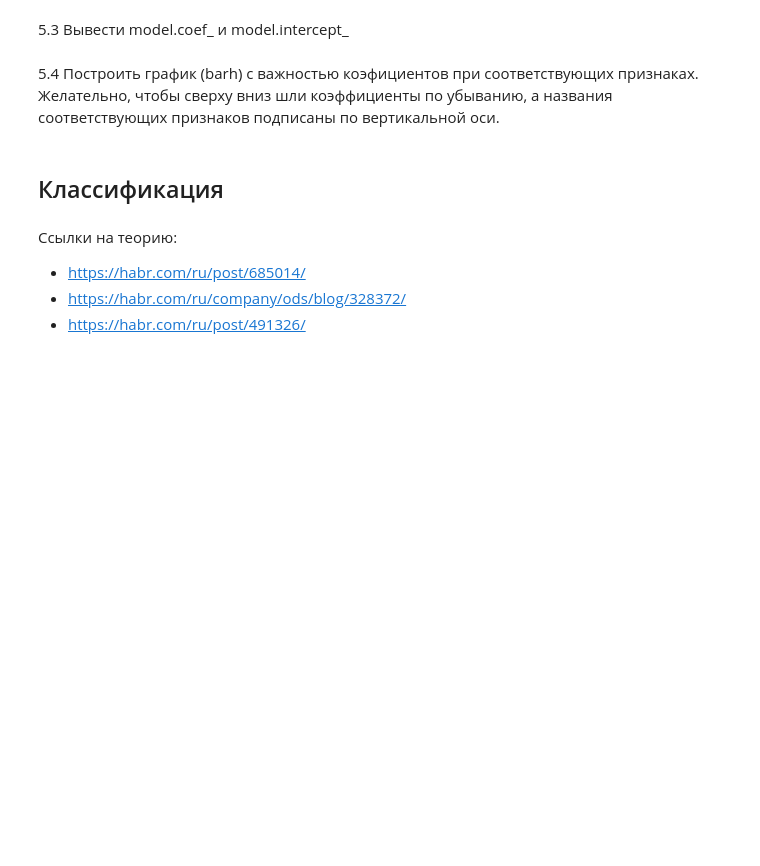
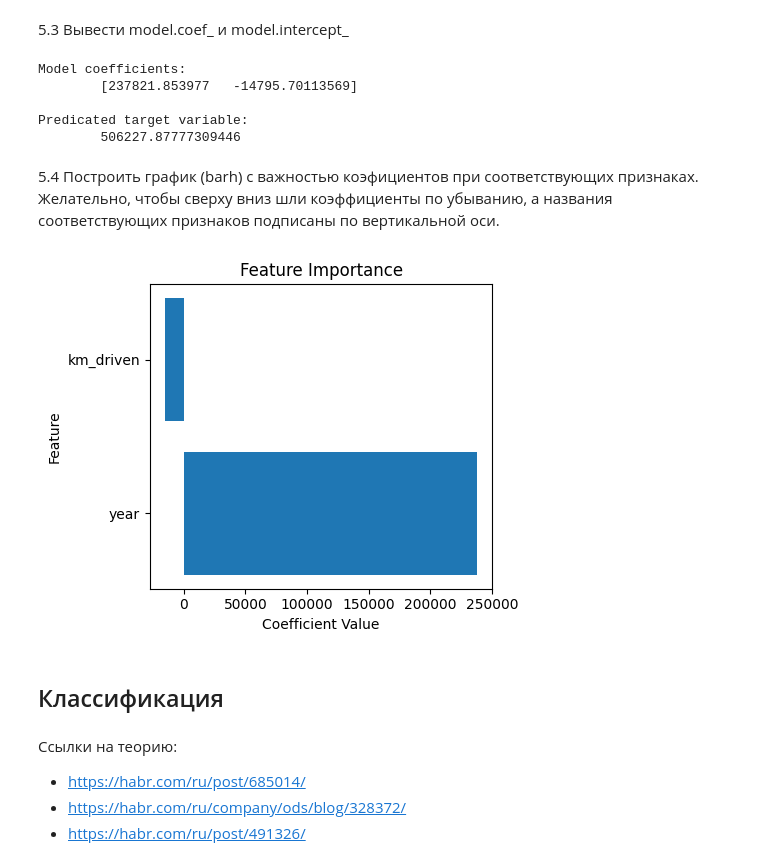
Before and after one commit to ArtyomStebenev/IOT-NN, a Jupyter notebook: lab_4_regression_and_classification.ipynb, the cells around one changed output. Saved outputs shown, nothing was run; the diff lists cells and outputs as text; code cells hidden in the pictures; blank space fills up the shorter version.

```diff
--- a/lab_4_regression_and_classification.ipynb
+++ b/lab_4_regression_and_classification.ipynb
@@ -22,6 +91,18 @@
 # %% [markdown]
 4. Разделить набор данных на обучающую и тестовую выборки
+# %%
+x = StandardScaler().fit_transform(dataset.drop('selling_price', axis=1))
+y = dataset['selling_price']
+
+train: dict = {'x': np.empty, 'y': np.empty}
+test:  dict = {'x': np.empty, 'y': np.empty}
+
+
+train['x'], test['x'], train['y'], test['y'] = train_test_split(x, y, test_size=0.2, random_state=42)
 # %% [markdown]
 ##### 5. Линейная регрессия
 
 5.1 Обучить модель линейной регрессии (LinearRegression)
+# %%
+model = LinearRegression()
+model.fit(train['x'], train['y'])
@@ -30,7 +152,32 @@
 # %% [markdown]
 5.3 Вывести model.coef_ и model.intercept_
+# %%
+print(f"Model coefficients: \n\t{model.coef_}")
+print(f"\nPredicated target variable: \n\t{model.intercept_}")
+# %% [output]
+Model coefficients:
+        [237821.853977   -14795.70113569]
+
+Predicated target variable:
+        506227.87777309446
 # %% [markdown]
 5.4 Построить график (barh) с важностью коэфициентов при соответствующих признаках. Желательно, чтобы сверху вниз шли коэффициенты по убыванию, а названия соответствующих признаков подписаны по вертикальной оси.
+# %%
+feature_importance = pd.DataFrame({'features': features, 'coefficient': model.coef_})
+
+feature_importance['abs_coefficient'] = abs(feature_importance['coefficient'])
+feature_importance = feature_importance.sort_values('abs_coefficient', ascending=False)
+
+
+plt.figure(figsize=(5, 4))
+plt.barh(feature_importance['features'], feature_importance['coefficient'])
+plt.xlabel("Coefficient Value")
+plt.ylabel("Feature")
+plt.title("Feature Importance")
+plt.tight_layout()
+plt.show()
+# %% [output]
+[figure, added]
 # %% [markdown]
 ## Классификация
 # %% [markdown]
```
Also changed, not shown: parts of 6 cells of this notebook.
